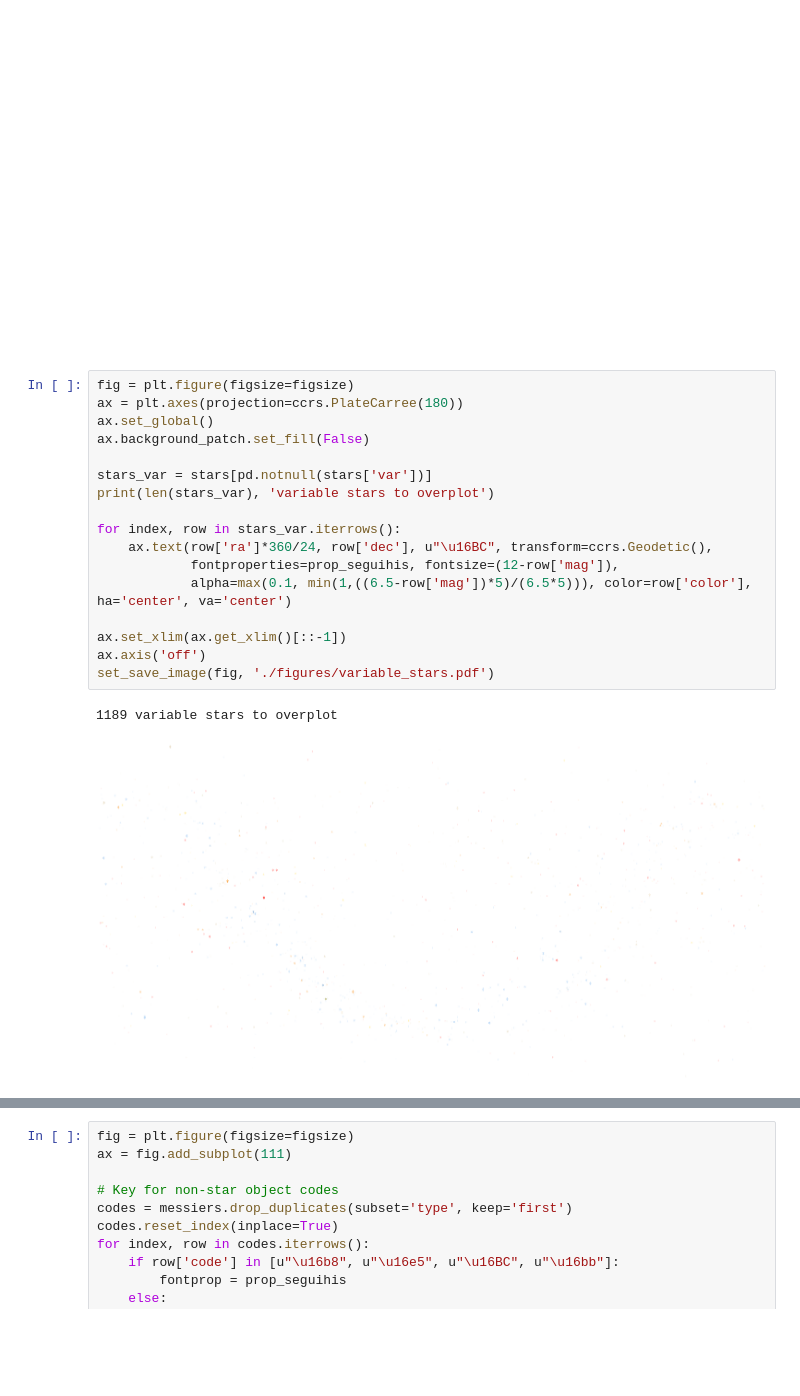
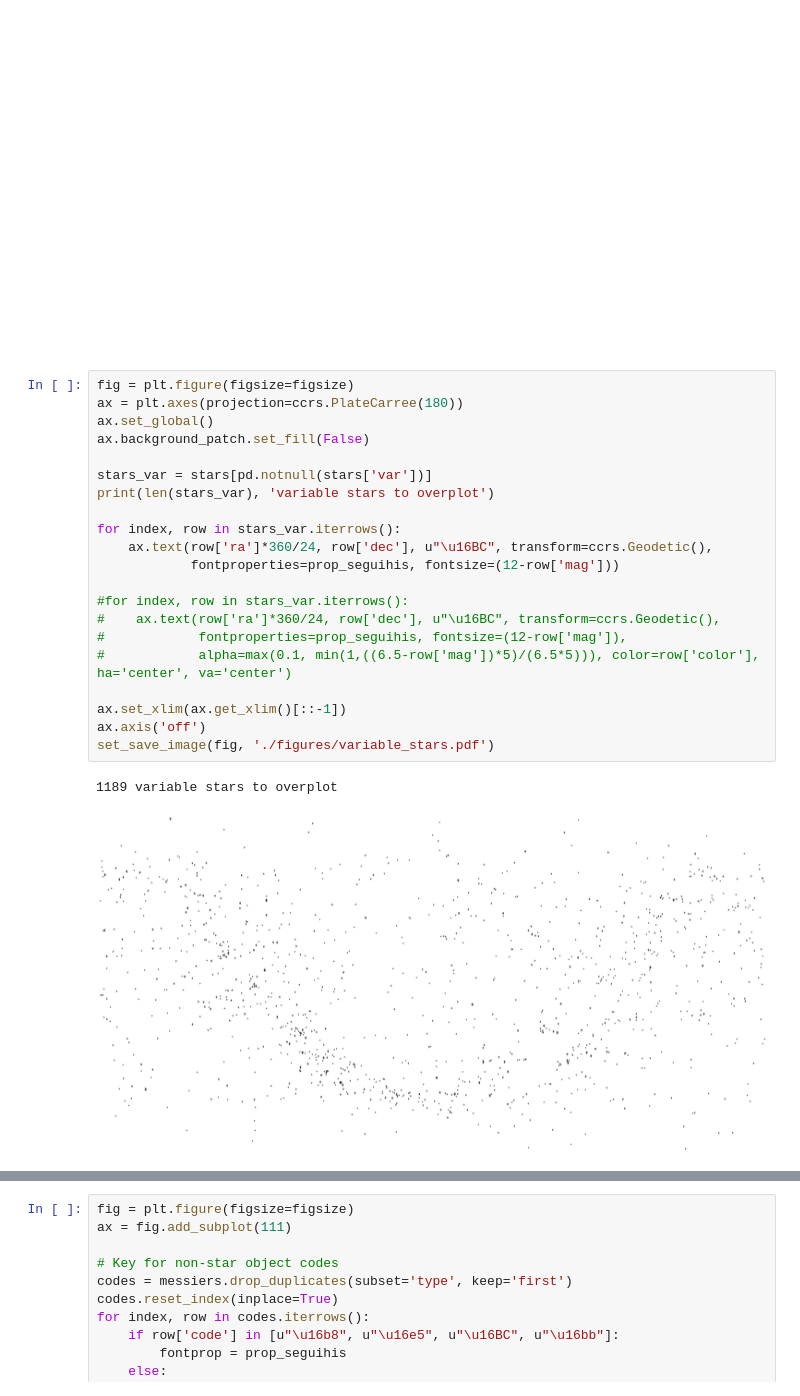
Before and after one commit to kurzgesagt-inanutshell/The-Night-Sky, a Jupyter notebook: 6_plot_maps.ipynb, the cells around one changed output, grey strips where cells are left out. Saved outputs shown, nothing was run; the diff lists cells and outputs as text; blank space fills up the shorter version.

```diff
--- a/6_plot_maps.ipynb
+++ b/6_plot_maps.ipynb
@@ -260,23 +264,27 @@ set_save_image(fig, './figures/star_lines.pdf')
 # %%
 fig = plt.figure(figsize=figsize)
 ax = plt.axes(projection=ccrs.PlateCarree(180))
 ax.set_global()
 ax.background_patch.set_fill(False)
 
 stars_var = stars[pd.notnull(stars['var'])]
 print(len(stars_var), 'variable stars to overplot')
 
 for index, row in stars_var.iterrows():
     ax.text(row['ra']*360/24, row['dec'], u"\u16BC", transform=ccrs.Geodetic(),
-            fontproperties=prop_seguihis, fontsize=(12-row['mag']),
-            alpha=max(0.1, min(1,((6.5-row['mag'])*5)/(6.5*5))), color=row['color'], ha='center', va='center')
+            fontproperties=prop_seguihis, fontsize=(12-row['mag']))
+
+#for index, row in stars_var.iterrows():
+#    ax.text(row['ra']*360/24, row['dec'], u"\u16BC", transform=ccrs.Geodetic(),
+#            fontproperties=prop_seguihis, fontsize=(12-row['mag']),
+#            alpha=max(0.1, min(1,((6.5-row['mag'])*5)/(6.5*5))), color=row['color'], ha='center', va='center')
 
 ax.set_xlim(ax.get_xlim()[::-1])
 ax.axis('off')
 set_save_image(fig, './figures/variable_stars.pdf')
 # %% [output]
 1189 variable stars to overplot
-[figure, old version]
+[figure, new version]
 # %%
 fig = plt.figure(figsize=figsize)
 ax = plt.axes(projection=ccrs.PlateCarree(180))
```
Also changed, not shown: parts of 5 cells of this notebook, 15 other files.
